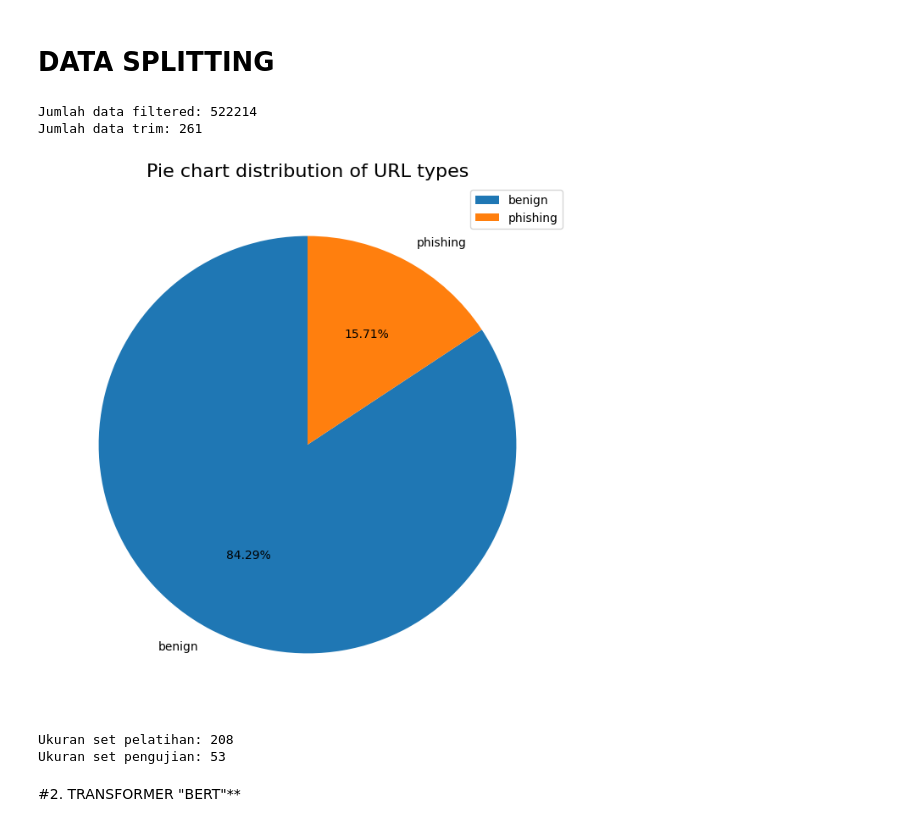
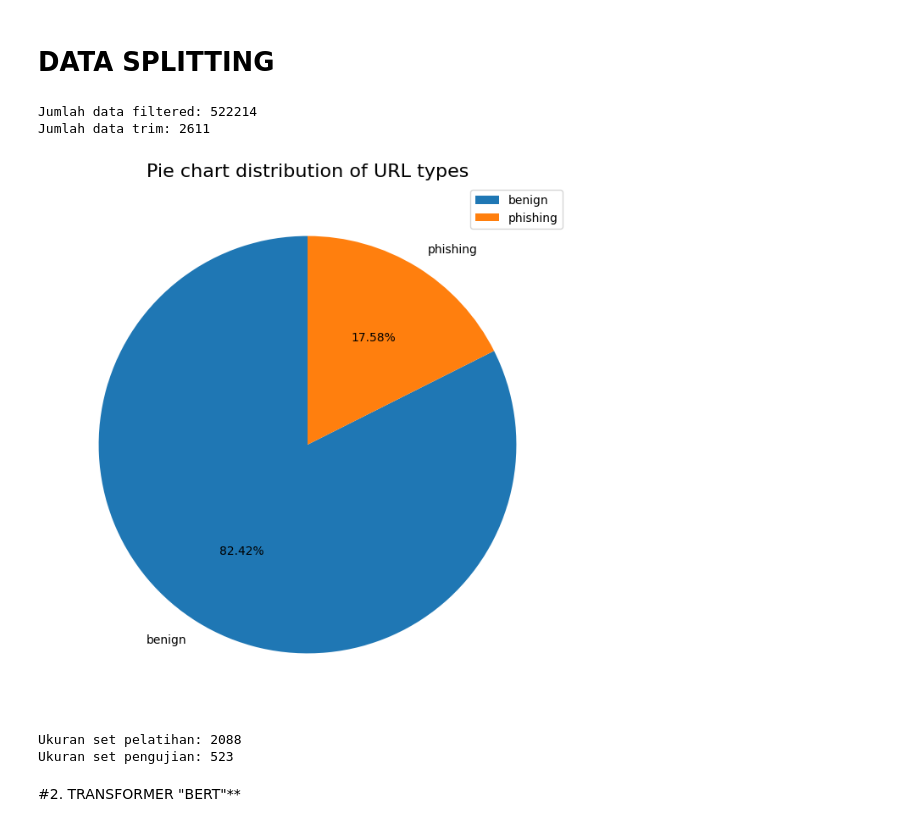
Before and after one commit to bonifasiustrg/Phishing-URL-Detection-Using-Transformer-Models, a Jupyter notebook: BERT/program1_DataDefault.ipynb, the cells around one changed output. Drawn from its saved outputs; the diff is of its cells as text; code cells hidden in the pictures.

```diff
--- a/BERT/program1_DataDefault.ipynb
+++ b/BERT/program1_DataDefault.ipynb
@@ -204,38 +189,38 @@ plt.show()
 # Filter the data to keep only benign and phishing types
 data_filtered = data[data['type'].isin(['benign', 'phishing'])]
 print("Jumlah data filtered:", len(data_filtered))
 
-data_filtered = data_filtered.sample(frac=0.0005, random_state=42).reset_index(drop=True)
+data_filtered = data_filtered.sample(frac=0.005, random_state=42).reset_index(drop=True)
 print("Jumlah data trim:", len(data_filtered))
 
 # Hitung distribusi semua label
 label_counts = data_filtered['type'].value_counts()
 
 # Plot pie chart
 plt.figure(figsize=(8, 8))
 plt.pie(label_counts, labels=label_counts.index, autopct='%0.2f%%', startangle=90)
 plt.title("Pie chart distribution of URL types", fontsize=16)
 plt.legend()
 plt.savefig('/content/gdrive/My Drive/ASDOS/template/Topik4_Phishing URL Detection Using BERT-Based Transformer Models/plot/Pie_chart_filter.png')
 plt.show()
 
 # Define features and labels
 X_multi = data_filtered['url']  # Fitur: URL
 y_multi = data_filtered['type'].map({'benign': 0, 'phishing': 1})  # Mengonversi label ke numerik
 
 
 # Membagi data menjadi set pelatihan (80%) dan set pengujian (20%)
 X_train_bin, X_test_bin, y_train_bin, y_test_bin = train_test_split(X_multi, y_multi, test_size=0.2, random_state=42)
 
 # Menampilkan informasi tentang ukuran set
 print(f'Ukuran set pelatihan: {X_train_bin.shape[0]}')
 print(f'Ukuran set pengujian: {X_test_bin.shape[0]}')
 # %% [output]
 Jumlah data filtered: 522214
-Jumlah data trim: 261
+Jumlah data trim: 2611
-[figure, old version]
+[figure, new version]
-Ukuran set pelatihan: 208
-Ukuran set pengujian: 53
+Ukuran set pelatihan: 2088
+Ukuran set pengujian: 523
 # %% [markdown]
 #2. TRANSFORMER "BERT"**
 # %% [markdown]
```
Also changed, not shown: parts of 17 cells of this notebook, 22 other files.
